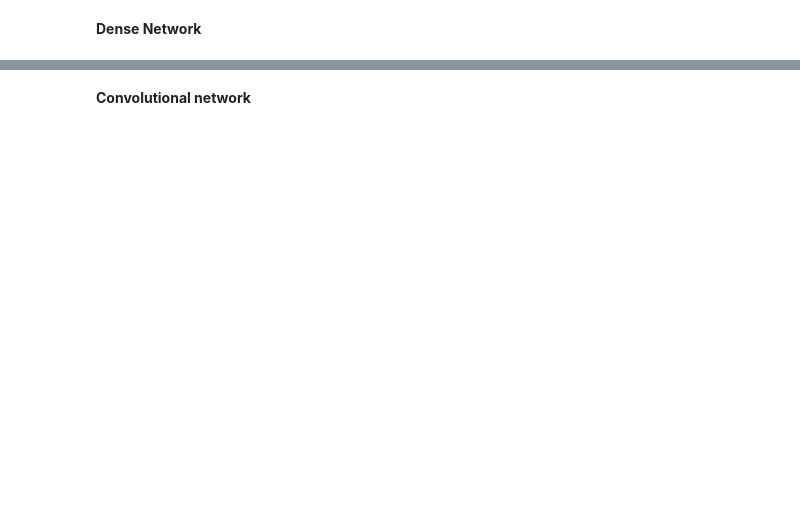
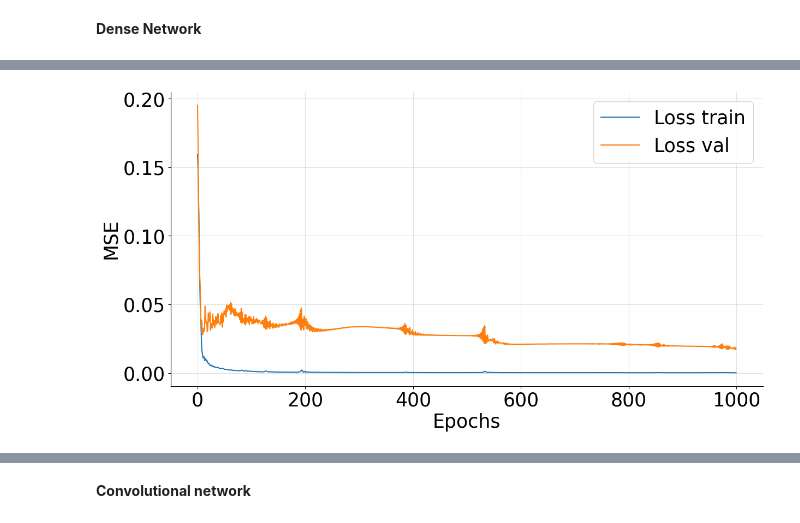
Before and after one commit to jeremiedecock/ateliers-algos, a Jupyter notebook: seq04/seq_04_cnn_answers.ipynb, the cells around one changed output, grey strips where cells are left out. Cells and saved outputs as stored; diff of their text form; code cells hidden in the pictures; blank space fills up the shorter version.

```diff
--- a/seq04/seq_04_cnn_answers.ipynb
+++ b/seq04/seq_04_cnn_answers.ipynb
@@ -566,5 +573,10 @@ from tensorflow.keras.layers import Dense, Normalization
 # Download dataset
 !wget https://gitlab.com/max.cohen/ateliers-algos/-/raw/main/heating_lilles.csv
 df = pd.read_csv('heating_lilles.csv')
-df.index = pd.DatetimeIndex(df.datetime) + pd.DateOffset(years=1)
+df.index = pd.DatetimeIndex(df.datetime) + pd.DateOffset(years=-1)
+# Add occupation as prior knowledge of the building
+df["occupation"] = df.index.map(lambda date: date.hour > 6 and date.hour < 20 and date.weekday() < 5).astype(int)
+# Select heating period
+df = df[(df.index < datetime.datetime(2019, 4, 18)) | (df.index >= datetime.datetime(2019, 10, 3))]
+# Display the dataframe
 df.sample(5)
@@ -590,0 +621,12 @@ model.compile(loss='mean_squared_error', optimizer=tf.keras.optimizers.Adam(lear
+# %%
+model = Sequential([
+    tf.keras.Input(shape=(SAMPLE_SIZE, 2)),
+    tf.keras.layers.Flatten(),
+    tf.keras.layers.Dense(24, activation="relu"),
+    tf.keras.layers.Dense(12, activation="relu"),
+    tf.keras.layers.Dense(SAMPLE_SIZE, activation="linear"),
+])
+model.compile(
+    loss='mean_squared_error',
+    optimizer=tf.keras.optimizers.Adam(learning_rate=1e-2)
+)
@@ -590,0 +653,11 @@ model.compile(loss='mean_squared_error', optimizer=tf.keras.optimizers.Adam(lear
+# %%
+history = model.fit(
+    x=X_train,
+    y=y_train,
+    epochs=1000,
+    batch_size=16,
+    verbose=0,
+    validation_data=(X_test, y_test),
+    shuffle=True
+)
+model.evaluate(x=X_test, y=y_test, batch_size=16);
@@ -590,0 +667,9 @@ model.compile(loss='mean_squared_error', optimizer=tf.keras.optimizers.Adam(lear
+# %%
+# Plot loss history
+plt.xlabel("Epochs")
+plt.ylabel("MSE")
+plt.plot(history.history["loss"], label="Loss train")
+plt.plot(history.history["val_loss"], label="Loss val")
+plt.legend();
+# %% [output]
+[figure, added]
```
Also changed, not shown: parts of 16 cells of this notebook.
